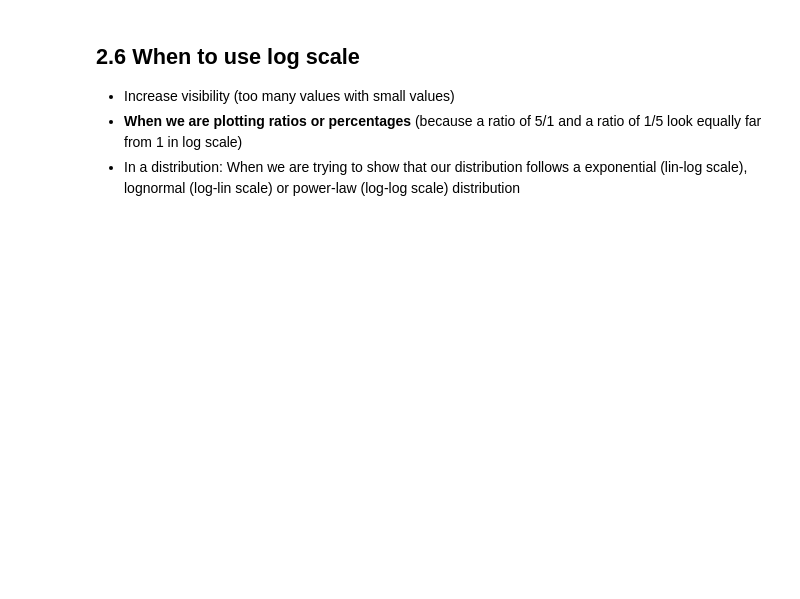
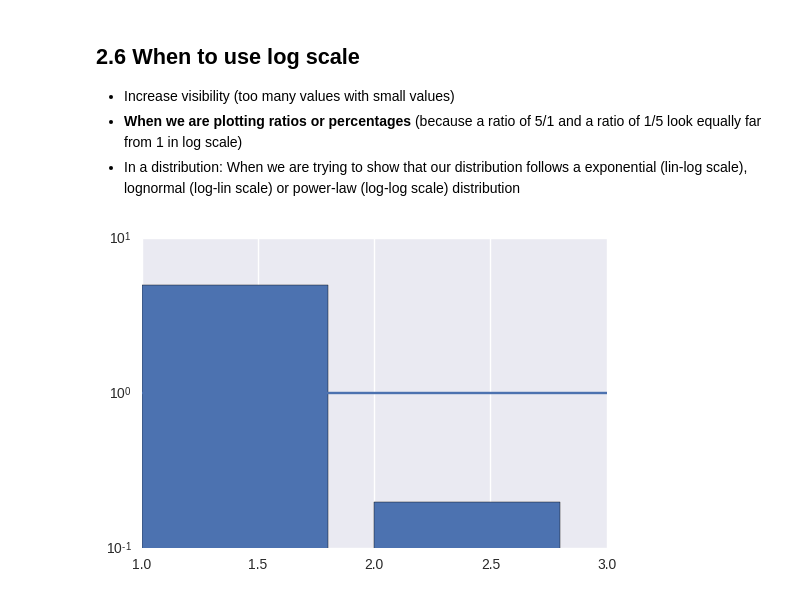
Before and after one commit to jgarciab/wwd2017, a Jupyter notebook: class3/class3b_data_visualization.ipynb, the cells around one changed output. Saved outputs shown, nothing was run; the diff lists cells and outputs as text; code cells hidden in the pictures; blank space fills up the shorter version.

```diff
--- a/class3/class3b_data_visualization.ipynb
+++ b/class3/class3b_data_visualization.ipynb
@@ -443,3 +486,10 @@ Image(url="images/newtork.png")
 - Increase visibility (too many values with small values)
 - **When we are plotting ratios or percentages** (because a ratio of 5/1 and a ratio of 1/5 look equally far from 1 in log scale)
 - In a distribution: When we are trying to show that our distribution follows a exponential (lin-log scale), lognormal (log-lin scale) or power-law (log-log scale) distribution
+# %%
+
+plt.bar([1,2],[5,0.2])
+plt.plot([1,3],[1,1])
+plt.yscale("log")
+# %% [output]
+[figure, added]
```
Also changed, not shown: parts of 8 cells of this notebook, 18 other files.
